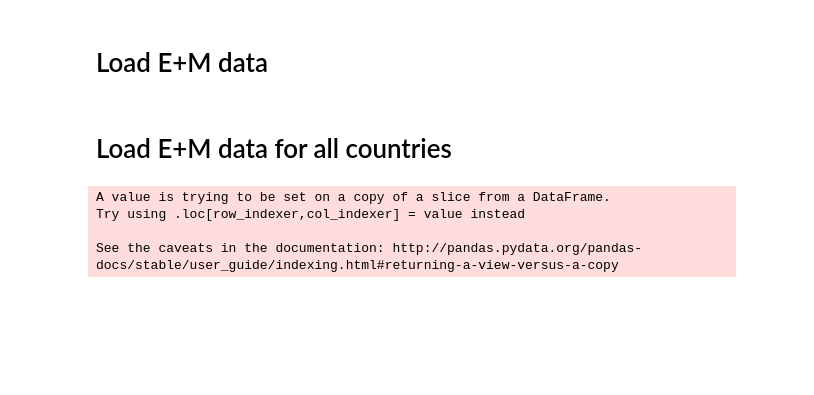
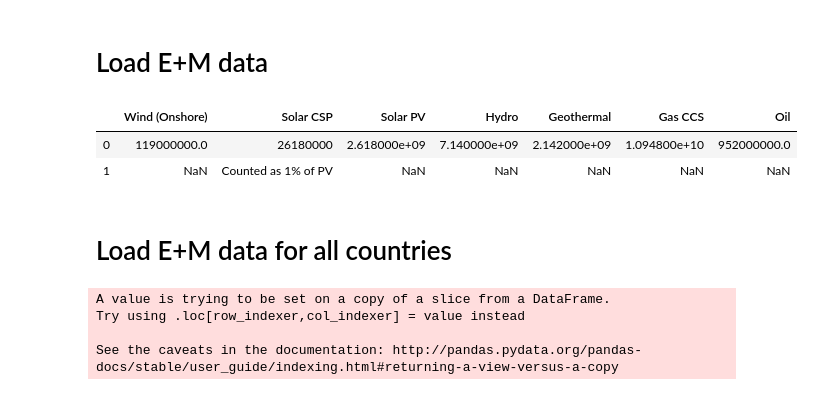
Before and after one commit to kcerva/MAT-DP, a Jupyter notebook: notebooks/MAT-DP.ipynb, the cells around one changed output. Saved outputs shown, nothing was run; the diff lists cells and outputs as text; code cells hidden in the pictures; blank space fills up the shorter version.

```diff
--- a/notebooks/MAT-DP.ipynb
+++ b/notebooks/MAT-DP.ipynb
@@ -82,6 +82,13 @@ for ef, ne in zip([E, W, R, K],['E', 'W', 'R', 'K'] ):
 
     globals()['country_tech_{}'.format(ne)] = C.T.values*(globals()['{}_tech'.format(ne)][0:len(C.T)])
     globals()['country_tech_{}'.format(ne)] = globals()['country_tech_{}'.format(ne)].T
+# %%
+pd.read_excel(r'data/Excel_model_material_implications_energy_systems.xlsx', sheet_name = 'Matrices',
+                skiprows = 2, usecols = "C:I", nrows = 2)
+# %% [output]
+|  | Wind (Onshore) | Solar CSP | Solar PV | Hydro | Geothermal | Gas CCS | Oil |
+| 0 | 119000000.0 | 26180000 | 2.618000e+09 | 7.140000e+09 | 2.142000e+09 | 1.094800e+10 | 952000000.0 |
+| 1 | NaN | Counted as 1% of PV | NaN | NaN | NaN | NaN | NaN |
 # %% [markdown]
 # Load E+M data for all countries
 # %%
```
Also changed, not shown: 1 other file.
